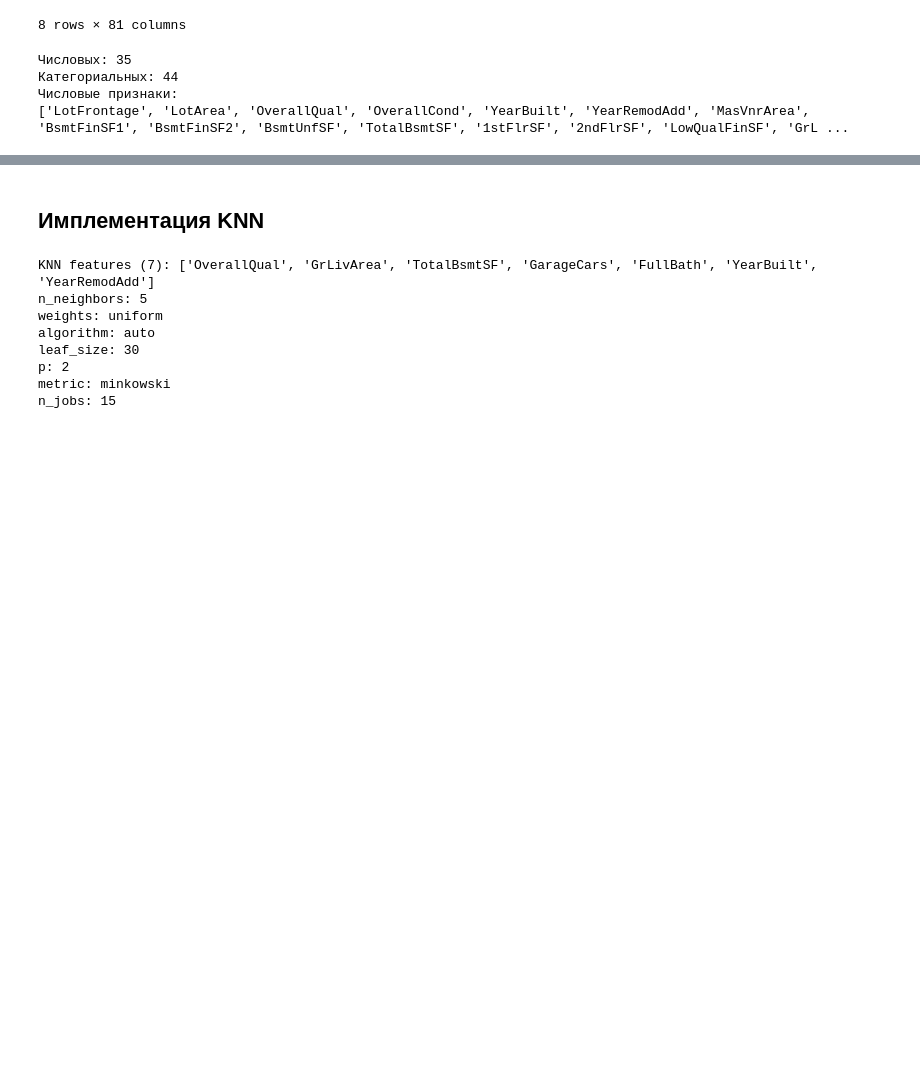
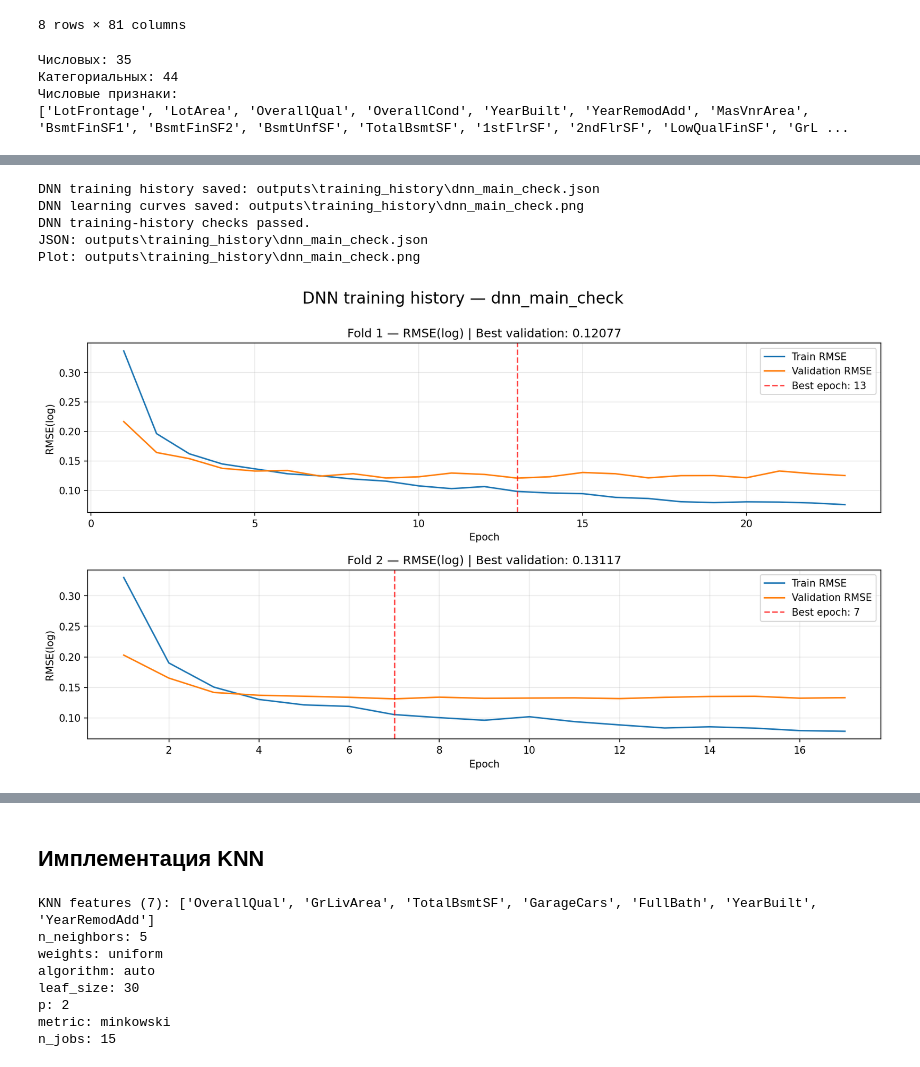
Before and after one commit to AntonUkhabin/House_Prices_Kaggle, a Jupyter notebook: draft.ipynb, the cells around one changed output, grey strips where cells are left out. Cells and saved outputs as stored; diff of their text form; code cells hidden in the pictures; blank space fills up the shorter version.

```diff
--- a/draft.ipynb
+++ b/draft.ipynb
@@ -127,0 +844,48 @@ print(numerical_cols)
+# %%
+import importlib
+import json
+
+from IPython.display import Image, display
+
+import src.experiment_logging as logging_module
+
+
+importlib.reload(logging_module)
+
+history_path = logging_module.save_dnn_training_history(fold_models, smoke_config)
+plot_path = logging_module.save_dnn_learning_curves(history_path)
+
+with history_path.open('r', encoding='utf-8') as file:
+    saved_history = json.load(file)
+
+assert history_path.exists()
+assert plot_path.exists()
+assert history_path.stat().st_size > 0
+assert plot_path.stat().st_size > 0
+
+assert saved_history['experiment_name'] == smoke_config.general.experiment_name
+assert saved_history['model'] == 'dnn'
+assert saved_history['metric'] == 'RMSE'
+assert len(saved_history['folds']) == smoke_config.split.n_splits
+
+for fold_history, fold_model in zip(saved_history['folds'], fold_models):
+    assert fold_history['fold'] == fold_model.fold
+    assert fold_history['best_epoch'] == fold_model.best_epoch
+    assert fold_history['epochs_run'] == len(fold_model.history['validation_rmse'])
+    assert len(fold_history['train_rmse']) == fold_history['epochs_run']
+    assert len(fold_history['validation_rmse']) == fold_history['epochs_run']
+    assert len(fold_history['learning_rate']) == fold_history['epochs_run']
+    assert fold_history['embedding_dimensions'] == fold_model.model.embedding_dims
+
+print('DNN training-history checks passed.')
+print(f'JSON: {history_path}')
+print(f'Plot: {plot_path}')
+
+display(Image(filename=str(plot_path)))
+# %% [output]
+DNN training history saved: outputs\training_history\dnn_main_check.json
+DNN learning curves saved: outputs\training_history\dnn_main_check.png
+DNN training-history checks passed.
+JSON: outputs\training_history\dnn_main_check.json
+Plot: outputs\training_history\dnn_main_check.png
+[figure, added]
```
Also changed, not shown: parts of 12 cells of this notebook, 6 other files.
